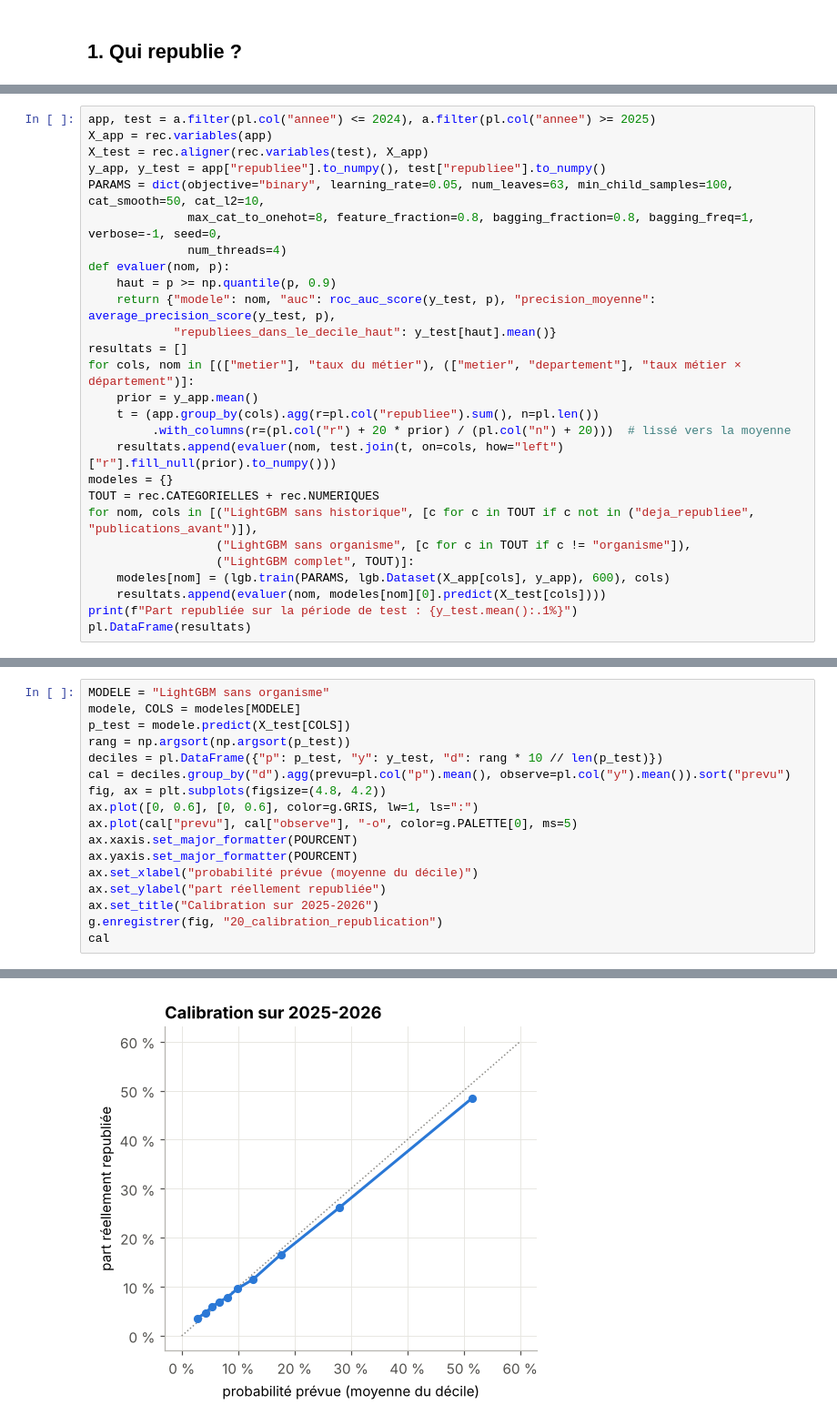
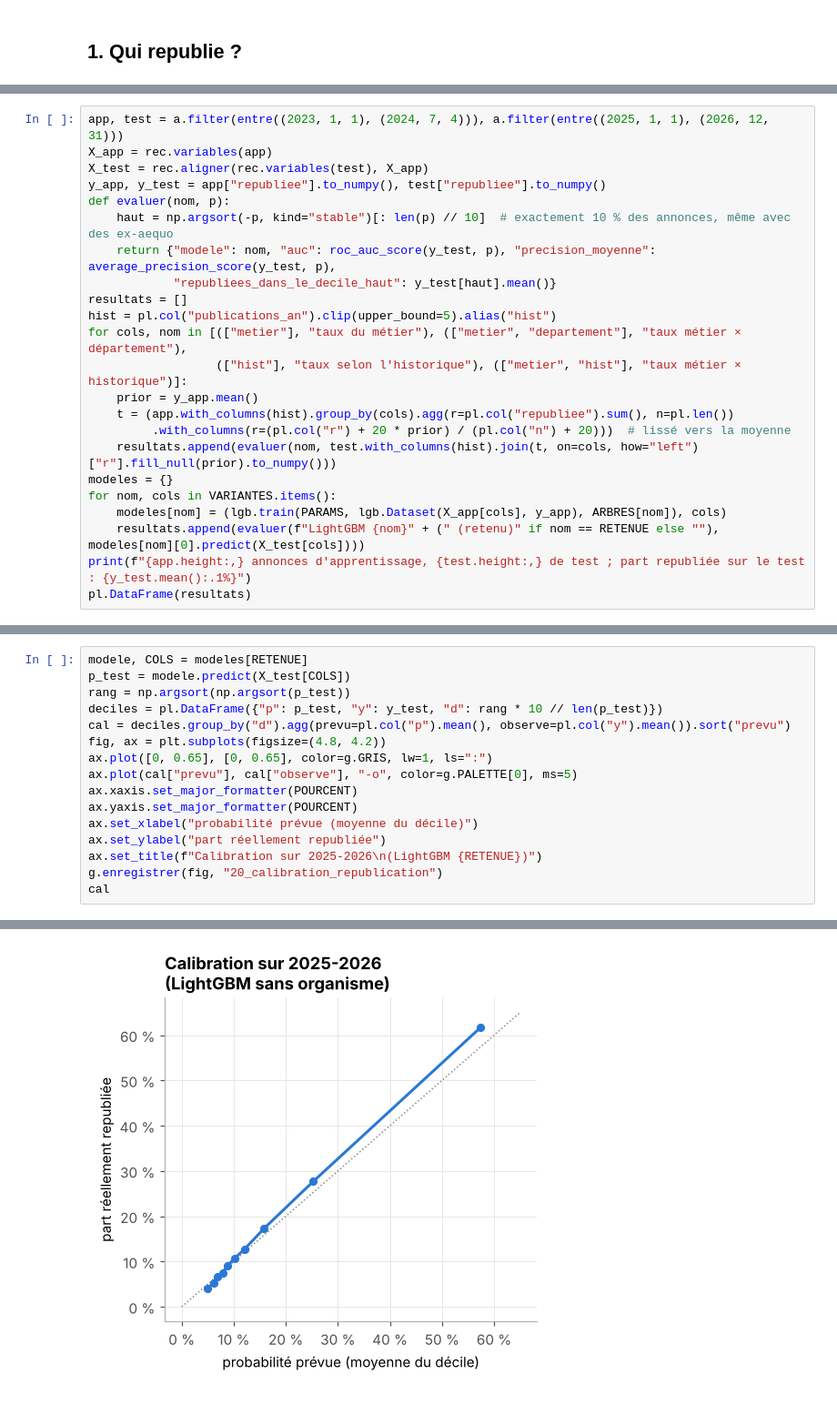
Before and after one commit to nitescuale/offres-emploi-competences, a Jupyter notebook: notebooks/04_recrutement.ipynb, the cells around one changed output, grey strips where cells are left out. Shown at 91% size. Cells and saved outputs as stored; diff of their text form.

```diff
--- a/notebooks/04_recrutement.ipynb
+++ b/notebooks/04_recrutement.ipynb
@@ -125,28 +187,24 @@ taux de republication du métier, et celui du couple métier × département, ap
 # %%
-app, test = a.filter(pl.col("annee") <= 2024), a.filter(pl.col("annee") >= 2025)
+app, test = a.filter(entre((2023, 1, 1), (2024, 7, 4))), a.filter(entre((2025, 1, 1), (2026, 12, 31)))
 X_app = rec.variables(app)
 X_test = rec.aligner(rec.variables(test), X_app)
 y_app, y_test = app["republiee"].to_numpy(), test["republiee"].to_numpy()
-PARAMS = dict(objective="binary", learning_rate=0.05, num_leaves=63, min_child_samples=100, cat_smooth=50, cat_l2=10,
-              max_cat_to_onehot=8, feature_fraction=0.8, bagging_fraction=0.8, bagging_freq=1, verbose=-1, seed=0,
-              num_threads=4)
 def evaluer(nom, p):
-    haut = p >= np.quantile(p, 0.9)
+    haut = np.argsort(-p, kind="stable")[: len(p) // 10]  # exactement 10 % des annonces, même avec des ex-aequo
     return {"modele": nom, "auc": roc_auc_score(y_test, p), "precision_moyenne": average_precision_score(y_test, p),
             "republiees_dans_le_decile_haut": y_test[haut].mean()}
 resultats = []
-for cols, nom in [(["metier"], "taux du métier"), (["metier", "departement"], "taux métier × département")]:
+hist = pl.col("publications_an").clip(upper_bound=5).alias("hist")
+for cols, nom in [(["metier"], "taux du métier"), (["metier", "departement"], "taux métier × département"),
+                  (["hist"], "taux selon l'historique"), (["metier", "hist"], "taux métier × historique")]:
     prior = y_app.mean()
-    t = (app.group_by(cols).agg(r=pl.col("republiee").sum(), n=pl.len())
+    t = (app.with_columns(hist).group_by(cols).agg(r=pl.col("republiee").sum(), n=pl.len())
          .with_columns(r=(pl.col("r") + 20 * prior) / (pl.col("n") + 20)))  # lissé vers la moyenne
-    resultats.append(evaluer(nom, test.join(t, on=cols, how="left")["r"].fill_null(prior).to_numpy()))
+    resultats.append(evaluer(nom, test.with_columns(hist).join(t, on=cols, how="left")["r"].fill_null(prior).to_numpy()))
 modeles = {}
-TOUT = rec.CATEGORIELLES + rec.NUMERIQUES
-for nom, cols in [("LightGBM sans historique", [c for c in TOUT if c not in ("deja_republiee", "publications_avant")]),
-                  ("LightGBM sans organisme", [c for c in TOUT if c != "organisme"]),
-                  ("LightGBM complet", TOUT)]:
-    modeles[nom] = (lgb.train(PARAMS, lgb.Dataset(X_app[cols], y_app), 600), cols)
-    resultats.append(evaluer(nom, modeles[nom][0].predict(X_test[cols])))
-print(f"Part republiée sur la période de test : {y_test.mean():.1%}")
+for nom, cols in VARIANTES.items():
+    modeles[nom] = (lgb.train(PARAMS, lgb.Dataset(X_app[cols], y_app), ARBRES[nom]), cols)
+    resultats.append(evaluer(f"LightGBM {nom}" + (" (retenu)" if nom == RETENUE else ""), modeles[nom][0].predict(X_test[cols])))
+print(f"{app.height:,} annonces d'apprentissage, {test.height:,} de test ; part republiée sur le test : {y_test.mean():.1%}")
 pl.DataFrame(resultats)
 # %% [output]
@@ -162,18 +222,17 @@ shape: (5, 4)
 # %%
-MODELE = "LightGBM sans organisme"
-modele, COLS = modeles[MODELE]
+modele, COLS = modeles[RETENUE]
 p_test = modele.predict(X_test[COLS])
 rang = np.argsort(np.argsort(p_test))
 deciles = pl.DataFrame({"p": p_test, "y": y_test, "d": rang * 10 // len(p_test)})
 cal = deciles.group_by("d").agg(prevu=pl.col("p").mean(), observe=pl.col("y").mean()).sort("prevu")
 fig, ax = plt.subplots(figsize=(4.8, 4.2))
-ax.plot([0, 0.6], [0, 0.6], color=g.GRIS, lw=1, ls=":")
+ax.plot([0, 0.65], [0, 0.65], color=g.GRIS, lw=1, ls=":")
 ax.plot(cal["prevu"], cal["observe"], "-o", color=g.PALETTE[0], ms=5)
 ax.xaxis.set_major_formatter(POURCENT)
 ax.yaxis.set_major_formatter(POURCENT)
 ax.set_xlabel("probabilité prévue (moyenne du décile)")
 ax.set_ylabel("part réellement republiée")
-ax.set_title("Calibration sur 2025-2026")
+ax.set_title(f"Calibration sur 2025-2026\n(LightGBM {RETENUE})")
 g.enregistrer(fig, "20_calibration_republication")
 cal
 # %% [output]
@@ -193 +252 @@ shape: (10, 3)
-[figure, old version]
+[figure, new version]
```
Also changed, not shown: parts of 18 cells of this notebook, 9 other files.
